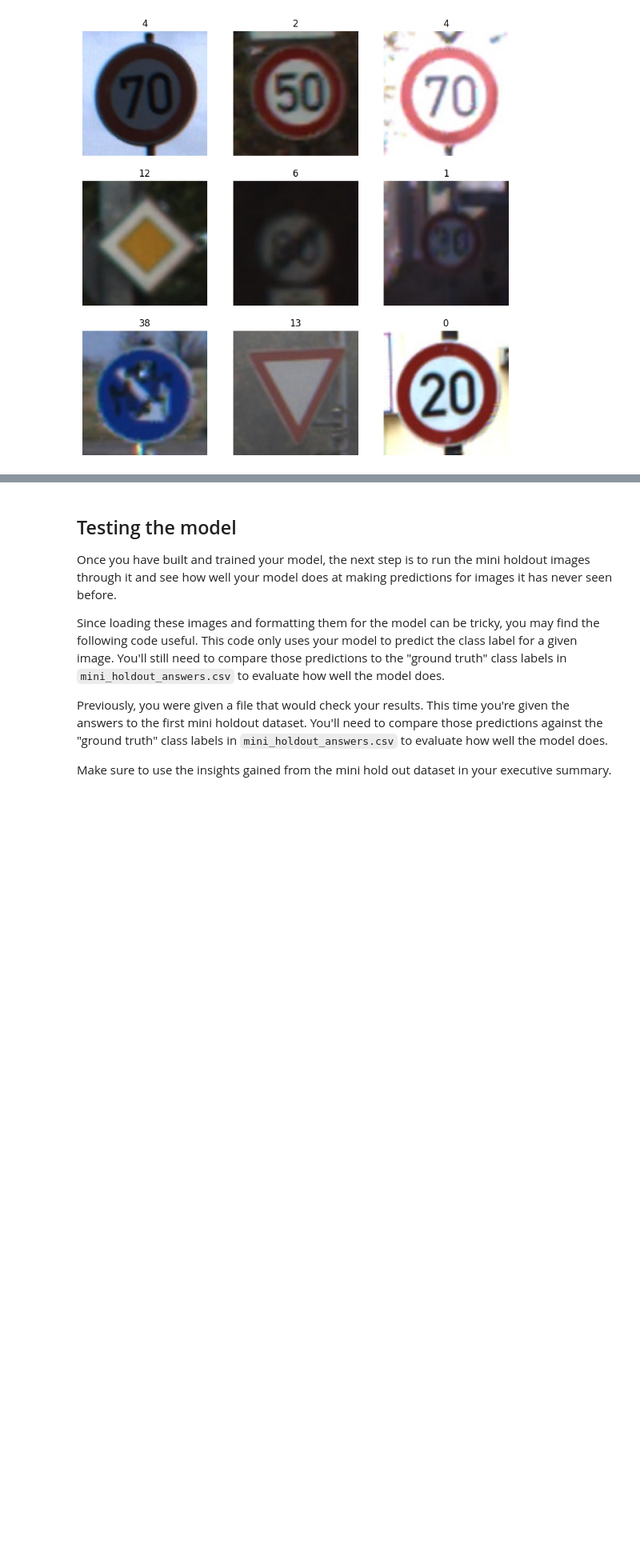
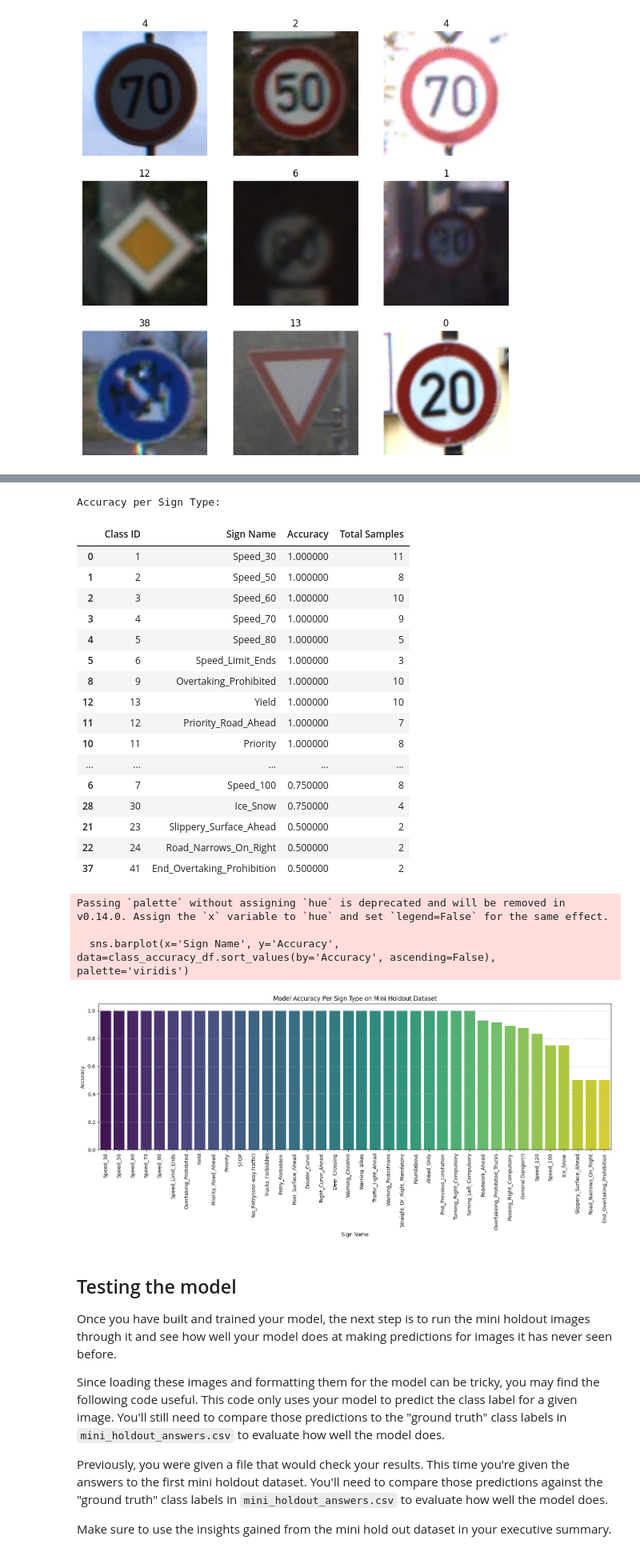
Before and after one commit to joseph-e-kent/ctrl_alt_elite, a Jupyter notebook: notebooks/starter_signs_silas.ipynb, the cells around one changed output, grey strips where cells are left out. Shown at 80% size. Saved outputs shown, nothing was run; the diff lists cells and outputs as text; code cells hidden in the pictures; blank space fills up the shorter version.

```diff
--- a/notebooks/starter_signs_silas.ipynb
+++ b/notebooks/starter_signs_silas.ipynb
@@ -200,0 +196,12 @@ NameError: name 'test_images' is not defined
+# %%
+test_dir = '/content/'
+
+test_datagen = ImageDataGenerator(rescale=1./255)
+test_generator = test_datagen.flow_from_directory(
+        test_dir,
+        classes=['mini_holdout'],
+        target_size=image_size,
+        class_mode='sparse',
+        shuffle=False)
+probabilities = model.predict(test_generator)
+predictions = [np.argmax(probas) for probas in probabilities]
@@ -201,3 +307,71 @@ NameError: name 'test_images' is not defined
+# %%
+from collections import defaultdict
+import seaborn as sns # Import seaborn for plotting
+
+# Map class IDs to their corresponding names
+comparison_df['True Sign Name'] = comparison_df['True Label'].map(lambda x: target_names[x])
+comparison_df['Predicted Sign Name'] = comparison_df['Predicted Label'].map(lambda x: target_names[x])
+
+# Calculate correct predictions per class
+correct_predictions_per_class = defaultdict(int)
+total_predictions_per_class = defaultdict(int)
+
+for index, row in comparison_df.iterrows():
+    true_label = row['True Label']
+    predicted_label = row['Predicted Label']
+    total_predictions_per_class[true_label] += 1
+    if true_label == predicted_label:
+        correct_predictions_per_class[true_label] += 1
+
+# Calculate accuracy per class
+class_accuracy = []
+for class_id in sorted(total_predictions_per_class.keys()):
+    accuracy = (correct_predictions_per_class[class_id] / total_predictions_per_class[class_id]) if total_predictions_per_class[class_id] > 0 else 0
+    class_accuracy.append({
+        'Class ID': class_id,
+        'Sign Name': target_names[class_id],
+        'Accuracy': accuracy,
+        'Total Samples': total_predictions_per_class[class_id]
+    })
+
+class_accuracy_df = pd.DataFrame(class_accuracy)
+
+print("\nAccuracy per Sign Type:")
+display(class_accuracy_df.sort_values(by='Accuracy', ascending=False))
+
+# Visualize accuracy per sign type
+fig, ax = plt.subplots(figsize=(15, 7))
+sns.barplot(x='Sign Name', y='Accuracy', data=class_accuracy_df.sort_values(by='Accuracy', ascending=False), palette='viridis')
+plt.title('Model Accuracy Per Sign Type on Mini Holdout Dataset')
+plt.xlabel('Sign Name')
+plt.ylabel('Accuracy')
+plt.xticks(rotation=90)
+plt.grid(axis='y', linestyle='--', alpha=0.7)
+plt.tight_layout()
+plt.show()
+# %% [output]
+Accuracy per Sign Type:
+|  | Class ID | Sign Name | Accuracy | Total Samples |
+| 0 | 1 | Speed_30 | 1.000000 | 11 |
+| 1 | 2 | Speed_50 | 1.000000 | 8 |
+| 2 | 3 | Speed_60 | 1.000000 | 10 |
+| 3 | 4 | Speed_70 | 1.000000 | 9 |
+| 4 | 5 | Speed_80 | 1.000000 | 5 |
+| 5 | 6 | Speed_Limit_Ends | 1.000000 | 3 |
+| 8 | 9 | Overtaking_Prohibited | 1.000000 | 10 |
+| 12 | 13 | Yield | 1.000000 | 10 |
+| 11 | 12 | Priority_Road_Ahead | 1.000000 | 7 |
+| 10 | 11 | Priority | 1.000000 | 8 |
+| ... | ... | ... | ... | ... |
+| 6 | 7 | Speed_100 | 0.750000 | 8 |
+| 28 | 30 | Ice_Snow | 0.750000 | 4 |
+| 21 | 23 | Slippery_Surface_Ahead | 0.500000 | 2 |
+| 22 | 24 | Road_Narrows_On_Right | 0.500000 | 2 |
+| 37 | 41 | End_Overtaking_Prohibition | 0.500000 | 2 |
+Passing `palette` without assigning `hue` is deprecated and will be removed in v0.14.0. Assign the `x` variable to `hue` and set `legend=False` for the same effect.
+
+  sns.barplot(x='Sign Name', y='Accuracy', data=class_accuracy_df.sort_values(by='Accuracy', ascending=False), palette='viridis')
+[figure, added]
 # %% [markdown]
 ## Testing the model
 Once you have built and trained your model, the next step is to run the mini holdout images through it and see how well your model does at making predictions for images it has never seen before.
```
Also changed, not shown: parts of 9 cells of this notebook.
